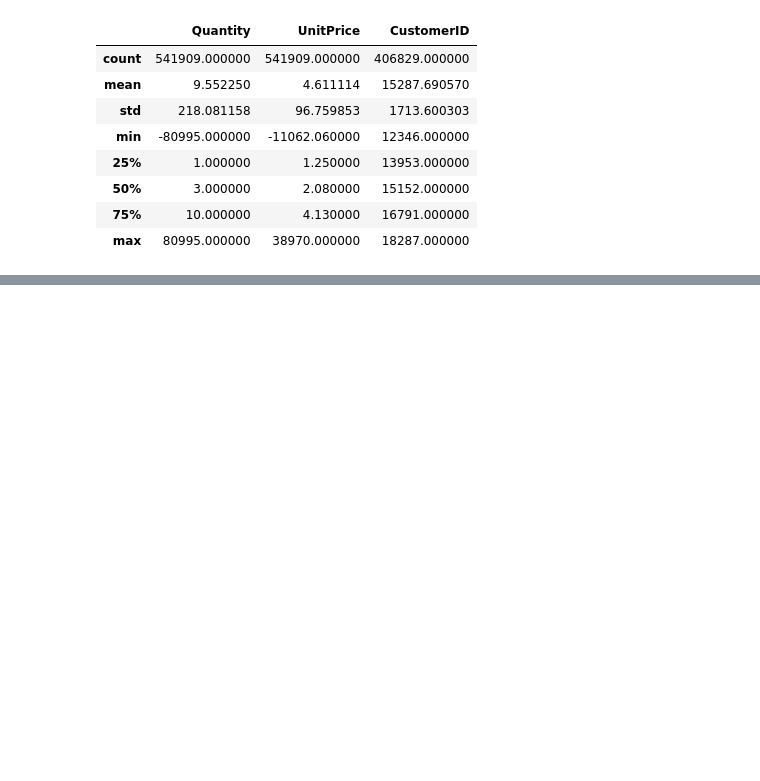
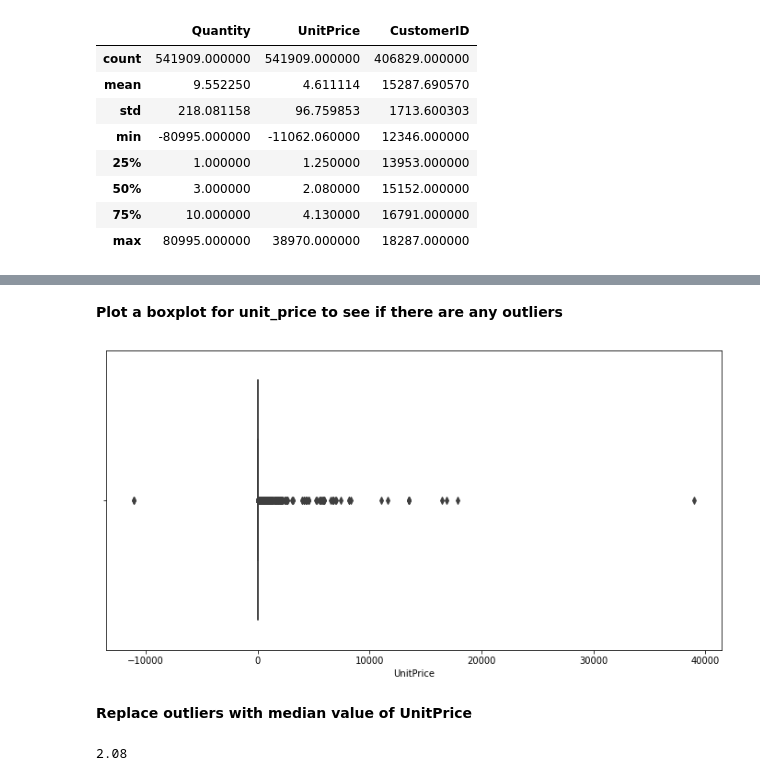
Before and after one commit to NusratJahanTania/CIND820_Online-Retail_project, a Jupyter notebook: Online_Retail.ipynb, the cells around one changed output, grey strips where cells are left out. Saved outputs shown, nothing was run; the diff lists cells and outputs as text; code cells hidden in the pictures; blank space fills up the shorter version.

```diff
--- a/Online_Retail.ipynb
+++ b/Online_Retail.ipynb
@@ -82,0 +175,3 @@ profile.to_file(output_file='Online_Retail.html')
+# %%
+# using inplace=True to make change permanently
+online_retail_df.drop_duplicates(inplace=True)
@@ -82,0 +187,15 @@ profile.to_file(output_file='Online_Retail.html')
+# %% [markdown]
+**Plot a boxplot for unit_price to see if there are any outliers**
+# %%
+plt.subplots(figsize = (12, 6))
+up = sns.boxplot(online_retail_df.UnitPrice)
+# %% [output]
+[figure, added]
+# %% [markdown]
+**Replace outliers with median value of UnitPrice**
+# %%
+from numpy.lib.function_base import median
+median_up = online_retail_df['UnitPrice'].median()
+median_up
+# %% [output]
+2.08
```
Also changed, not shown: parts of 67 cells of this notebook.
